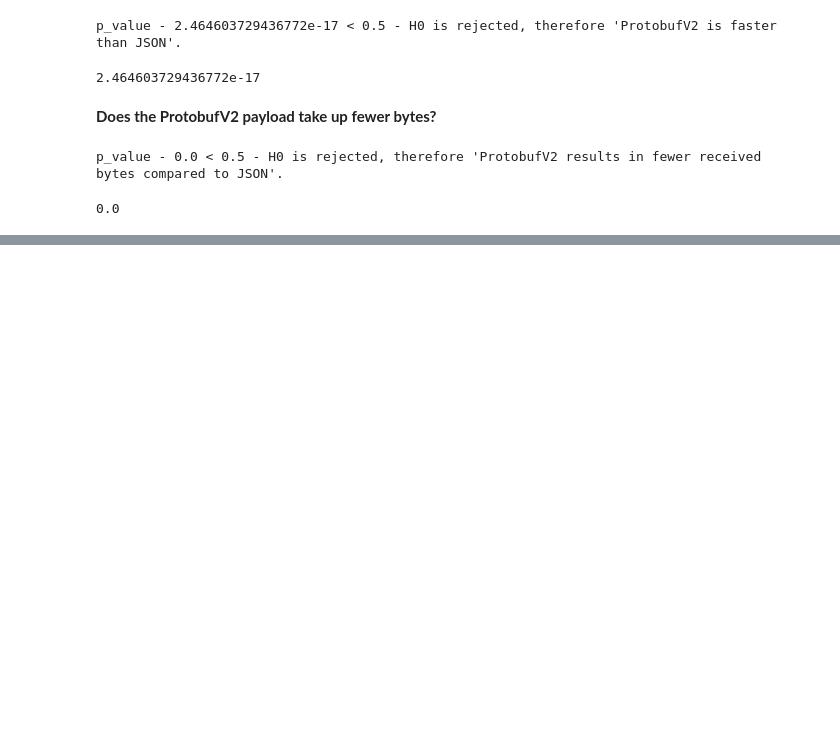
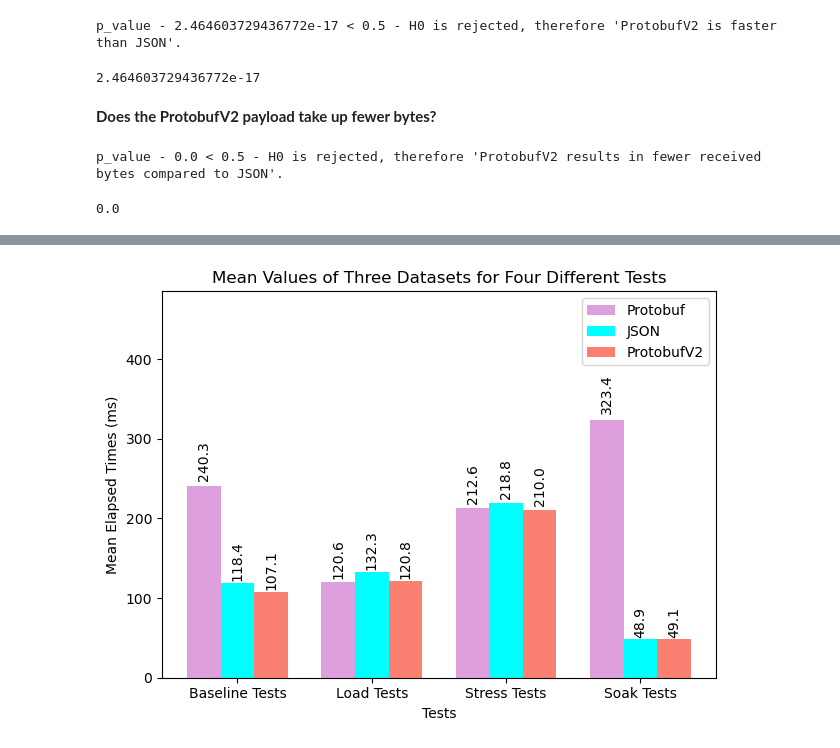
Before and after one commit to tam65r/protobuf-in-REST-aplication, a Jupyter notebook: Data/python/analysis.ipynb, the cells around one changed output, grey strips where cells are left out. Drawn from its saved outputs; the diff is of its cells as text; code cells hidden in the pictures; blank space fills up the shorter version.

```diff
--- a/Data/python/analysis.ipynb
+++ b/Data/python/analysis.ipynb
@@ -86,0 +283,47 @@ p_value - 0.0 < 0.5 - H0 is rejected, therefore 'ProtobufV2 results in fewer rec
+# %%
+import matplotlib.pyplot as plt
+import numpy as np
+
+
+# Example data (calculating mean values)
+mean_values_1 = [pGP_baseline["elapsed"].mean(), pGP_load["elapsed"].mean(), pGP_stress["elapsed"].mean(), pGP_soak["elapsed"].mean()]
+mean_values_2 = [jGP_baseline["elapsed"].mean(), jGP_load["elapsed"].mean(), jGP_stress["elapsed"].mean(), jGP_soak["elapsed"].mean()]
+mean_values_3 = [pGPv2_baseline["elapsed"].mean(), pGPv2_load["elapsed"].mean(), pGPv2_stress["elapsed"].mean(), pGPv2_soak["elapsed"].mean()]
+
+# Bar plot settings
+bar_width = 0.25
+index = np.arange(len(tests))
+
+# Create vertical bar plot
+fig, ax = plt.subplots()
+
+bar1 = ax.bar(index - bar_width, mean_values_1, bar_width, label='Protobuf', color='plum')
+bar2 = ax.bar(index, mean_values_2, bar_width, label='JSON', color='cyan')
+bar3 = ax.bar(index + bar_width, mean_values_3, bar_width, label='ProtobufV2', color='salmon')
+
+# Add values vertically on top of bars
+def add_values_on_top(bars):
+    for bar in bars:
+        height = bar.get_height()
+        ax.text(bar.get_x() + bar.get_width() / 2, height + height*0.025, f'{height:.1f}', ha='center', va='bottom', rotation=90)
+
+add_values_on_top(bar1)
+add_values_on_top(bar2)
+add_values_on_top(bar3)
+
+ax.set_ylim(0, max(mean_values_1+mean_values_2+mean_values_3) + max(mean_values_1+mean_values_2+mean_values_3) * (1/2))
+# Add labels and title
+ax.set_xlabel('Tests')
+ax.set_ylabel('Mean Elapsed Times (ms)')
+ax.set_title('Mean Values of Three Datasets for Four Different Tests')
+ax.set
+ax.set_xticks(index)
+ax.set_xticklabels(tests)
+ax.legend()
+
+plt.tight_layout()
+
+# Show plot
+plt.show()
+# %% [output]
+[figure, added]
```
Also changed, not shown: parts of 4 cells of this notebook, 2 other files.
